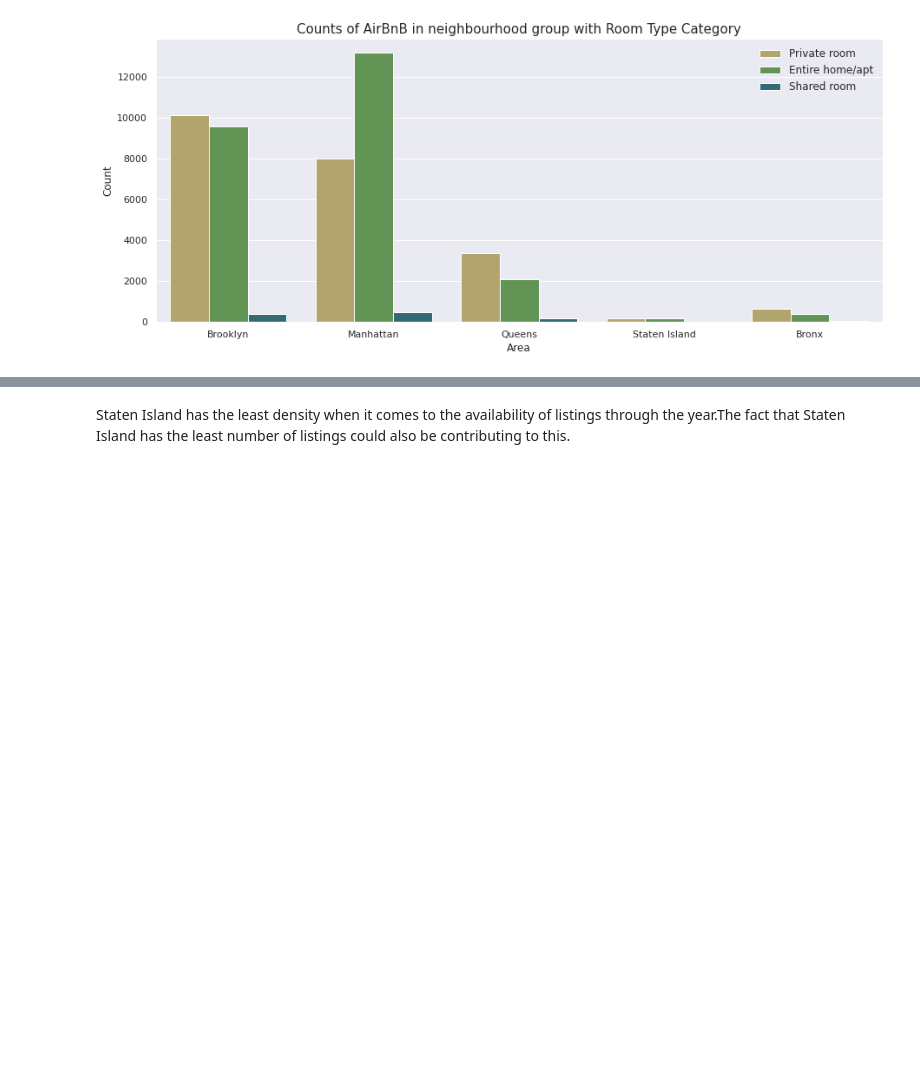
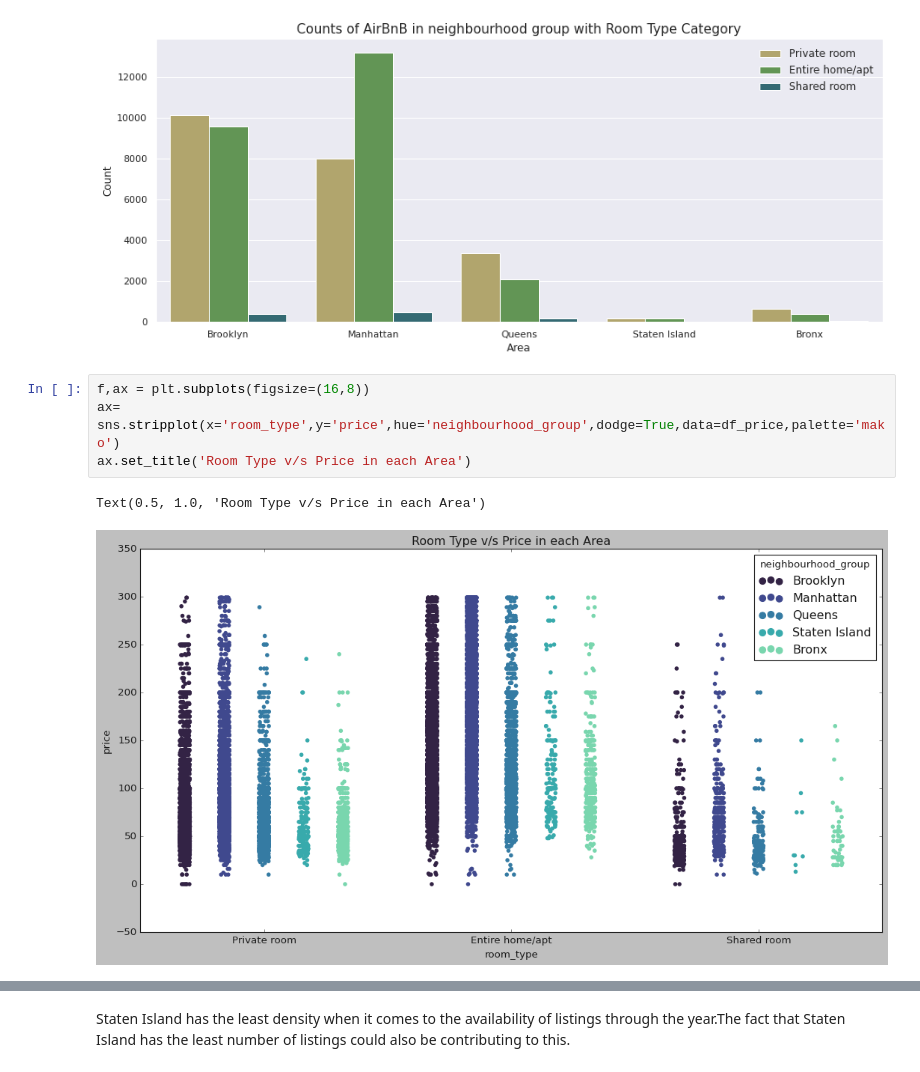
Before and after one commit to NayanaPradeep/Airbnb-Bookings-Analysis, a Jupyter notebook: Airbnb_Bookings_Analysis_Capstone_Project.ipynb, the cells around one changed output, grey strips where cells are left out. Drawn from its saved outputs; the diff is of its cells as text; blank space fills up the shorter version.

```diff
--- a/Airbnb_Bookings_Analysis_Capstone_Project.ipynb
+++ b/Airbnb_Bookings_Analysis_Capstone_Project.ipynb
@@ -470,3 +469,10 @@ plt.legend(frameon=False, fontsize=12)
 # %% [output]
 <matplotlib.legend.Legend at 0x...>
 [figure]
+# %%
+f,ax = plt.subplots(figsize=(16,8))
+ax= sns.stripplot(x='room_type',y='price',hue='neighbourhood_group',dodge=True,data=df_price,palette='mako')
+ax.set_title('Room Type v/s Price in each Area')
+# %% [output]
+Text(0.5, 1.0, 'Room Type v/s Price in each Area')
+[figure, added]
```
Also changed, not shown: parts of 10 cells of this notebook.
